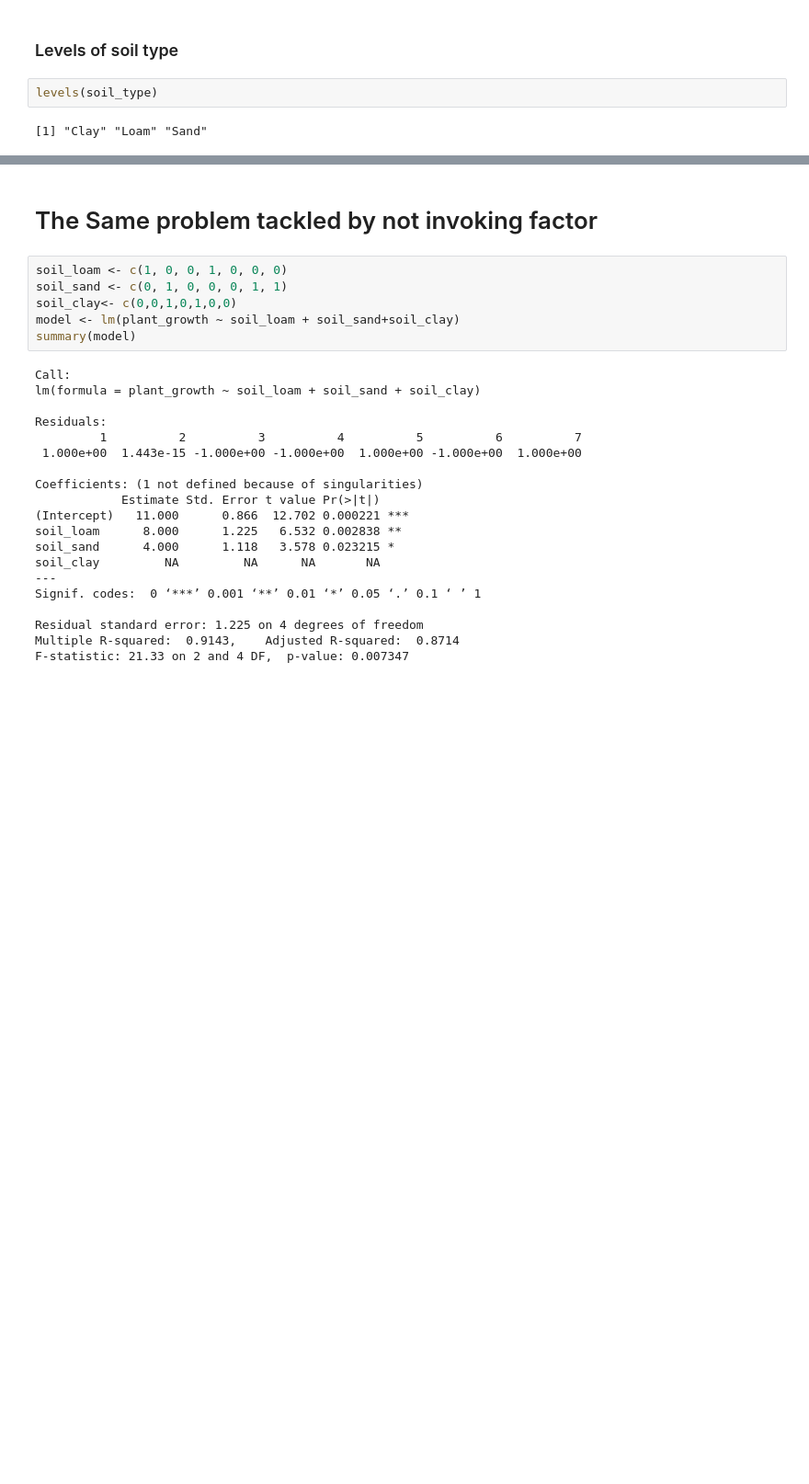
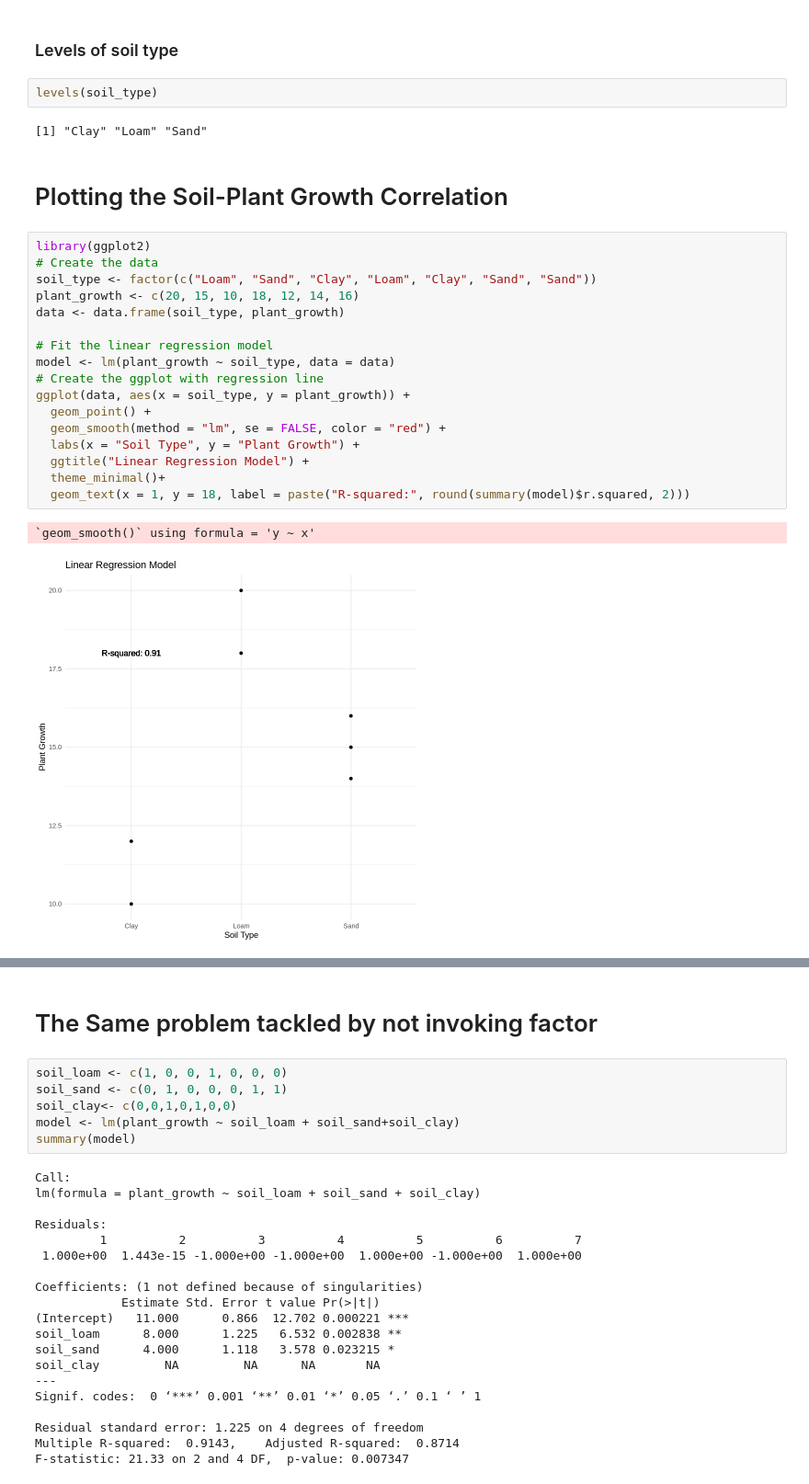
Before and after one commit to adgcal/Anjan_collab_R, a Jupyter notebook: 2_DataFrames_R.ipynb, the cells around one changed output, grey strips where cells are left out. Shown: that part at 92% size. Drawn from its saved outputs; the diff is of its cells as text; blank space fills up the shorter version.

```diff
--- a/2_DataFrames_R.ipynb
+++ b/2_DataFrames_R.ipynb
@@ -44,3 +44,25 @@ summary(model)
 levels(soil_type)
 # %% [output]
 [1] "Clay" "Loam" "Sand"
+# %% [markdown]
+# Plotting the Soil-Plant Growth Correlation
+# %%
+library(ggplot2)
+# Create the data
+soil_type <- factor(c("Loam", "Sand", "Clay", "Loam", "Clay", "Sand", "Sand"))
+plant_growth <- c(20, 15, 10, 18, 12, 14, 16)
+data <- data.frame(soil_type, plant_growth)
+
+# Fit the linear regression model
+model <- lm(plant_growth ~ soil_type, data = data)
+# Create the ggplot with regression line
+ggplot(data, aes(x = soil_type, y = plant_growth)) +
+  geom_point() +
+  geom_smooth(method = "lm", se = FALSE, color = "red") +
+  labs(x = "Soil Type", y = "Plant Growth") +
+  ggtitle("Linear Regression Model") +
+  theme_minimal()+
+  geom_text(x = 1, y = 18, label = paste("R-squared:", round(summary(model)$r.squared, 2)))
+# %% [output]
+`geom_smooth()` using formula = 'y ~ x'
+[figure, added]
```
Also changed, not shown: parts of 11 cells of this notebook.
